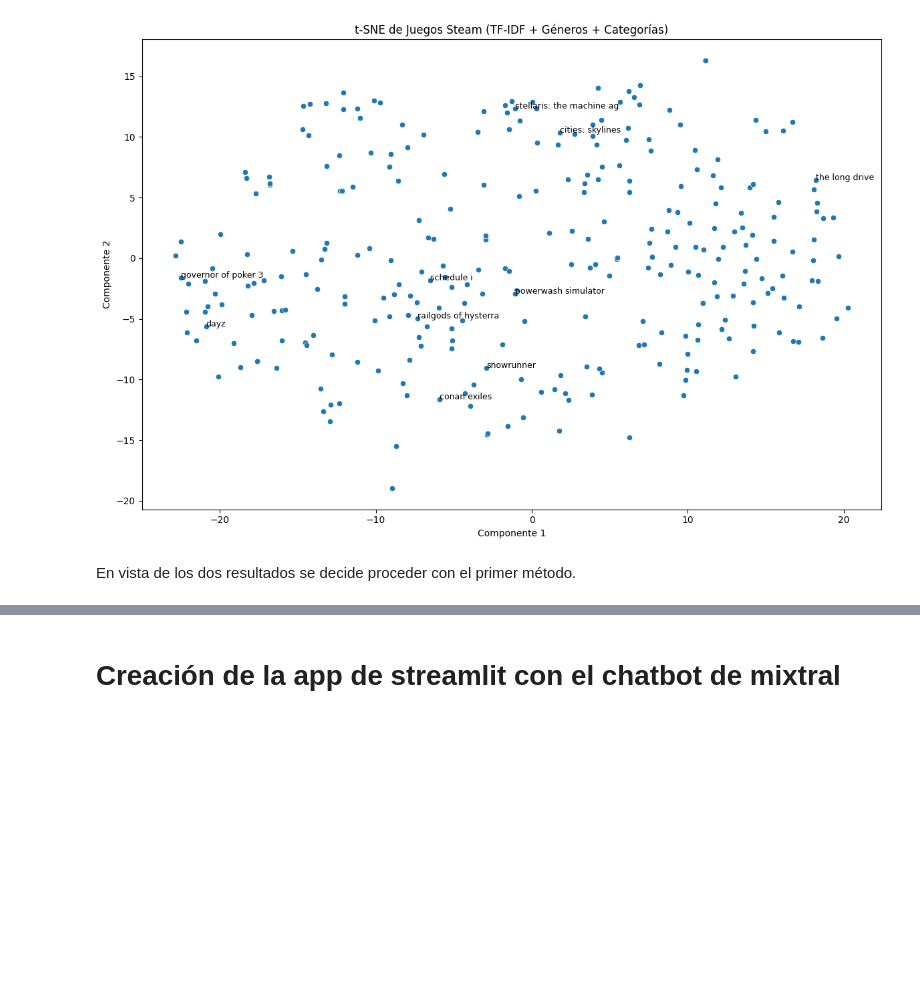
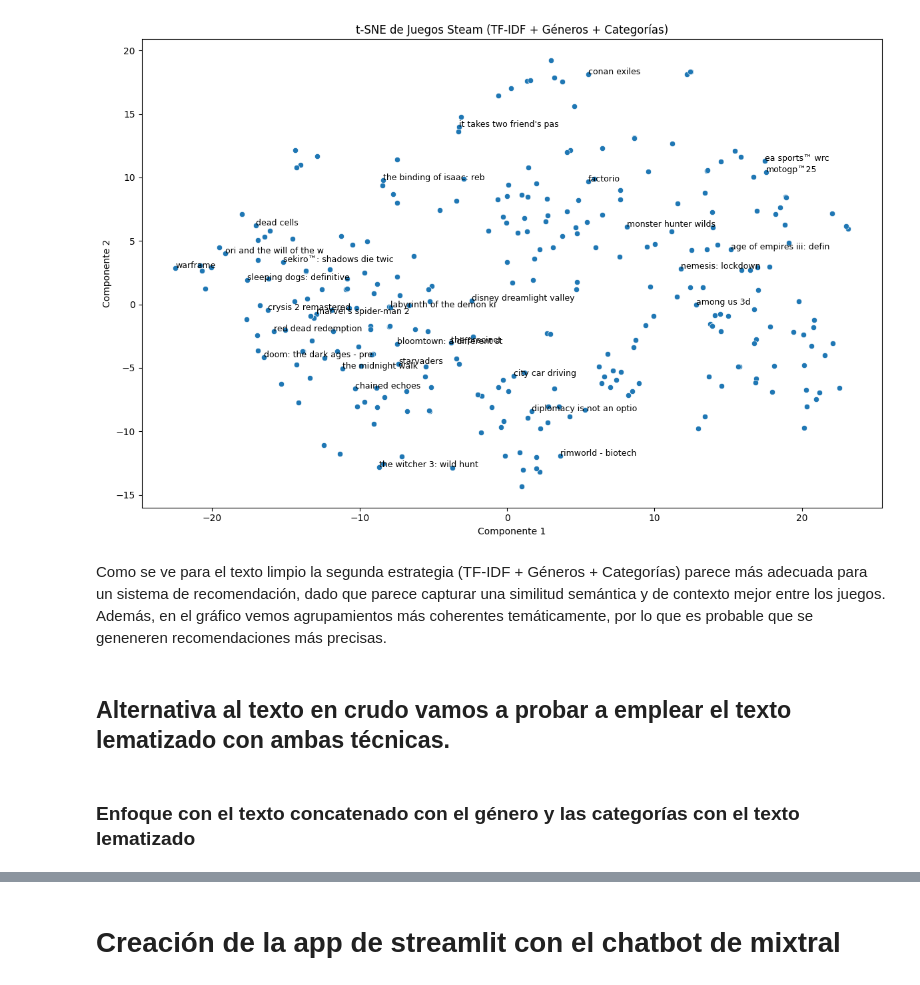
Before and after one commit to Mr-ion77/steam-reviewing, a Jupyter notebook: Recomendador.ipynb, the cells around one changed output, grey strips where cells are left out. Cells and saved outputs as stored; diff of their text form; code cells hidden in the pictures; blank space fills up the shorter version.

Commit message:
Cambios al recomendador y generador de la app

```diff
--- a/Recomendador.ipynb
+++ b/Recomendador.ipynb
@@ -57,2 +50,0 @@ print(juegos_con_nan[['game_description']])
-# %%
-juegos_df=juegos_df.dropna()
@@ -70,13 +53,23 @@ dtype: int64
 # %%
 # Limpiar campos y preparar texto combinado
 def combinar_texto(row):
-    descripcion = str(row['clean_text'])
+    descripcion = str(row['clean_short_text'])
     generos = " ".join(eval(row['genres'])) if pd.notnull(row['genres']) else ""
     categorias = " ".join(eval(row['categories'])) if pd.notnull(row['categories']) else ""
     return f"{descripcion} {generos} {categorias}"
 
 juegos_df['texto_completo'] = juegos_df.apply(combinar_texto, axis=1)
 juegos_df['game_title'] = juegos_df['game_title'].str.lower()
+# %%
+# Limpiar campos y preparar texto combinado
+def combinar_texto_lematizado(row):
+    descripcion = str(row['lemmatized_short_text'])
+    generos = " ".join(eval(row['genres'])) if pd.notnull(row['genres']) else ""
+    categorias = " ".join(eval(row['categories'])) if pd.notnull(row['categories']) else ""
+    return f"{descripcion} {generos} {categorias}"
+
+juegos_df['texto_completo_lematizado'] = juegos_df.apply(combinar_texto_lematizado, axis=1)
+juegos_df['game_title'] = juegos_df['game_title'].str.lower()
 # %%
 juegos_df.head()
 # %% [output]
@@ -160,17 +147,11 @@ plt.show()
 # %%
-from sklearn.feature_extraction.text import TfidfVectorizer
-from sklearn.preprocessing import MultiLabelBinarizer
-from sklearn.metrics.pairwise import cosine_similarity
-from scipy.sparse import hstack
-import nltk
-
 # 1. TF-IDF sobre 'clean_text'
 nltk.download('stopwords')
 from nltk.corpus import stopwords
 stopwords_es = stopwords.words('spanish')
 
 vectorizer_text = TfidfVectorizer(stop_words=stopwords_es, max_features=5000)
-tfidf_text = vectorizer_text.fit_transform(juegos_df['clean_text'])
+tfidf_text = vectorizer_text.fit_transform(juegos_df['clean_short_text'])
 
 # 2. One-hot encoding para 'genres' y 'categories'
 mlb_genres = MultiLabelBinarizer()
@@ -190,4 +171,22 @@ combined_features = hstack([tfidf_text, csr_matrix(genres_encoded), csr_matrix(c
 
 # 4. Calcular similitud coseno
 similitud_coseno = cosine_similarity(combined_features, combined_features)
+# Crear serie índice por nombre del juego
+indices_juegos = pd.Series(juegos_df.index, index=juegos_df['game_title'].str.lower().fillna("desconocido")).drop_duplicates()
+
+# Función de recomendación actualizada
+def recomendar_juegos_combinado(nombre_juego, top_n=5):
+    nombre_juego = nombre_juego.lower()
+    if nombre_juego not in indices_juegos:
+        return f"No se encontró el juego '{nombre_juego}'."
+
+    idx = indices_juegos[nombre_juego]
+    similitudes = list(enumerate(similitud_coseno[idx]))
+    similitudes = sorted(similitudes, key=lambda x: x[1], reverse=True)[1:top_n+1]
+    juegos_recomendados = [juegos_df.iloc[i[0]]['game_title'] for i in similitudes]
+
+    return juegos_recomendados
+
+# Ejemplo de prueba
+print(recomendar_juegos_combinado("PUBG: BATTLEGROUNDS"))
 # %% [output]
@@ -197,31 +197,35 @@ similitud_coseno = cosine_similarity(combined_features, combined_features)
 # %%
 from sklearn.manifold import TSNE
 import matplotlib.pyplot as plt
 import seaborn as sns
 import numpy as np
 
 # Reducimos la dimensionalidad con t-SNE
 sample_size = 300  # puedes ajustarlo para más juegos
 np.random.seed(42)
 sample_indices = np.random.choice(combined_features.shape[0], size=sample_size, replace=False)
 
 tsne = TSNE(n_components=2, random_state=42, perplexity=30)
 reduced_tsne = tsne.fit_transform(combined_features[sample_indices].toarray())
 
 # Preparamos los títulos recortados para visualización
 sample_titles = juegos_df.iloc[sample_indices]['game_title'].fillna("Desconocido").str[:25]
 
 # Visualización
 plt.figure(figsize=(12, 8))
 sns.scatterplot(x=reduced_tsne[:, 0], y=reduced_tsne[:, 1])
-for i in range(0, sample_size, 30):  # muestra algunos nombres cada N puntos
+for i in range(0, sample_size, 10):  # muestra algunos nombres cada N puntos
     plt.text(reduced_tsne[i, 0], reduced_tsne[i, 1], sample_titles.iloc[i], fontsize=9)
 plt.title("t-SNE de Juegos Steam (TF-IDF + Géneros + Categorías)")
 plt.xlabel("Componente 1")
 plt.ylabel("Componente 2")
 plt.tight_layout()
 plt.show()
 # %% [output]
-[figure, old version]
+[figure, new version]
 # %% [markdown]
-En vista de los dos resultados se decide proceder con el primer método.
+Como se ve para el texto limpio la segunda estrategia (TF-IDF + Géneros + Categorías) parece más adecuada para un sistema de recomendación, dado que parece capturar una similitud semántica y de contexto mejor entre los juegos. Además, en el gráfico vemos agrupamientos más coherentes temáticamente, por lo que es probable que se geneneren recomendaciones más precisas.
+# %% [markdown]
+## Alternativa al texto en crudo vamos a probar a emplear el texto lematizado con ambas técnicas.
+# %% [markdown]
+### Enfoque con el texto concatenado con el género y las categorías con el texto lematizado
```
Also changed, not shown: parts of 35 cells of this notebook, 5 other files.
